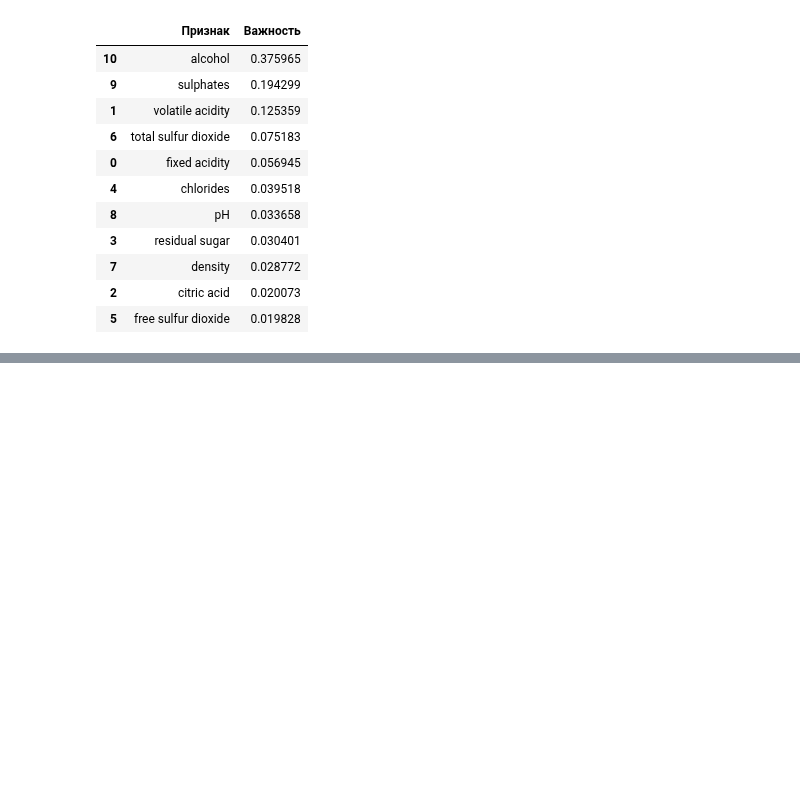
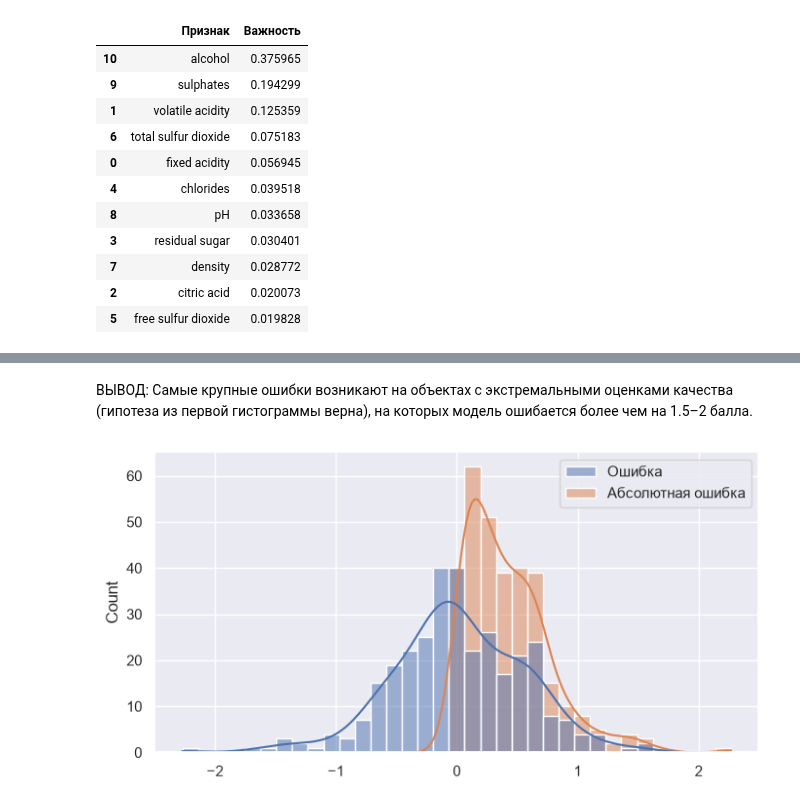
Before and after one commit to ksenblet/ml_course_2026, a Jupyter notebook: regression/lab1WineQ.ipynb, the cells around one changed output, grey strips where cells are left out. Saved outputs shown, nothing was run; the diff lists cells and outputs as text; code cells hidden in the pictures; blank space fills up the shorter version.

```diff
--- a/regression/lab1WineQ.ipynb
+++ b/regression/lab1WineQ.ipynb
@@ -335,0 +410,13 @@ Baseline MAE = 0.7594
+# %%
+#y_pred_rf = model_2RF.predict(X_test)
+error = y_test - y_pred_rf
+
+df2 = pd.DataFrame({
+    "Истина": y_test.values,
+    "Предсказание": y_pred_rf,
+    "Ошибка": error,
+    "Абсолютная ошибка": abs(error)
+})
+
+df2 = df2.sort_values(by="Абсолютная ошибка", ascending=False)
+display(df2)
@@ -335,0 +437,9 @@ Baseline MAE = 0.7594
+# %% [markdown]
+ВЫВОД:
+Самые крупные ошибки возникают на объектах с экстремальными оценками качества (гипотеза из первой гистограммы верна), на которых модель ошибается более чем на 1.5–2 балла.
+# %%
+plt.figure(figsize=(8, 4))
+sns.histplot(data=df2[['Ошибка', 'Абсолютная ошибка']], kde=True)
+plt.show()
+# %% [output]
+[figure, added]
```
Also changed, not shown: parts of 13 cells of this notebook.
